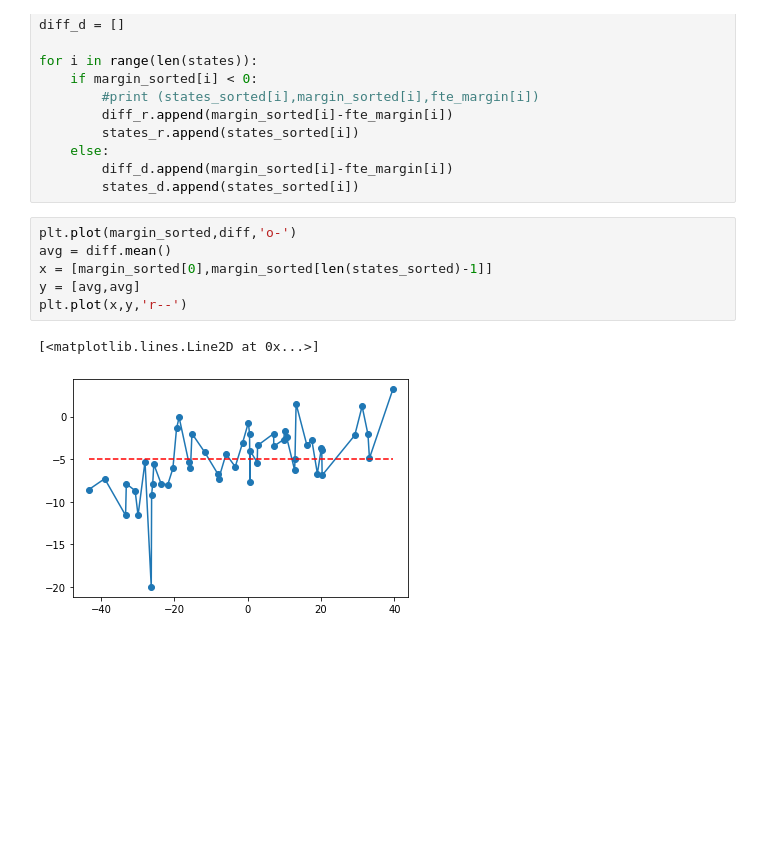
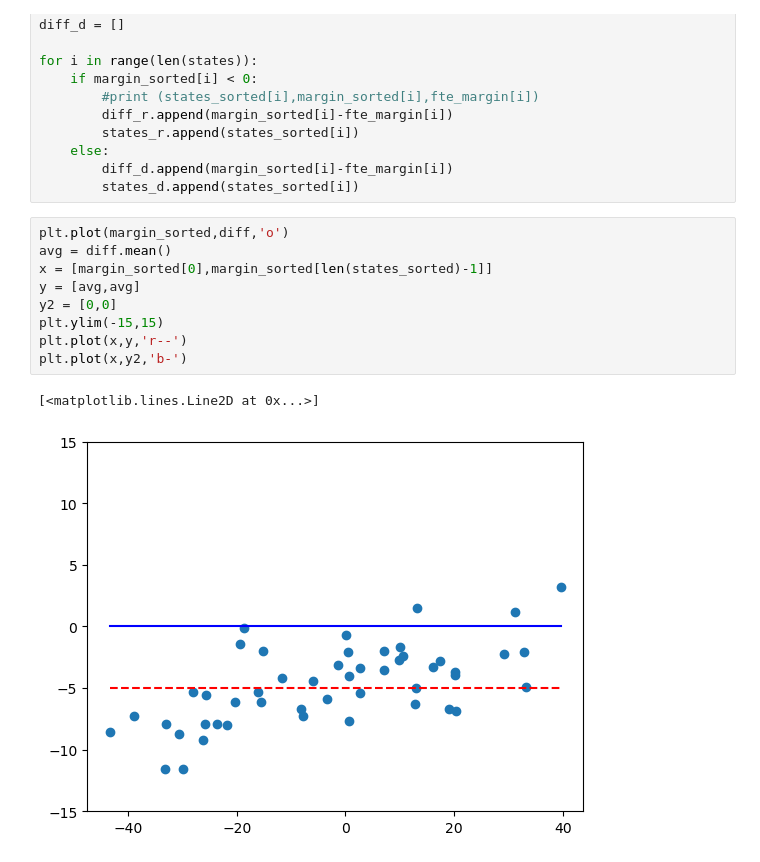
Before and after one commit to brash99/phys421, a Jupyter notebook: JupyterNotebooks/ElectionPollingModels.ipynb, the cells around one changed output. Cells and saved outputs as stored; diff of their text form; blank space fills up the shorter version.

```diff
--- a/JupyterNotebooks/ElectionPollingModels.ipynb
+++ b/JupyterNotebooks/ElectionPollingModels.ipynb
@@ -39,14 +39,17 @@ for i in range(len(states)):
         diff_d.append(margin_sorted[i]-fte_margin[i])
         states_d.append(states_sorted[i])
 # %%
-plt.plot(margin_sorted,diff,'o-')
+plt.plot(margin_sorted,diff,'o')
 avg = diff.mean()
 x = [margin_sorted[0],margin_sorted[len(states_sorted)-1]]
 y = [avg,avg]
+y2 = [0,0]
+plt.ylim(-15,15)
 plt.plot(x,y,'r--')
+plt.plot(x,y2,'b-')
 # %% [output]
 [<matplotlib.lines.Line2D at 0x...>]
-[figure, old version]
+[figure, new version]
 # %%
 from scipy.optimize import curve_fit
 
```
Also changed, not shown: parts of 4 cells of this notebook.
